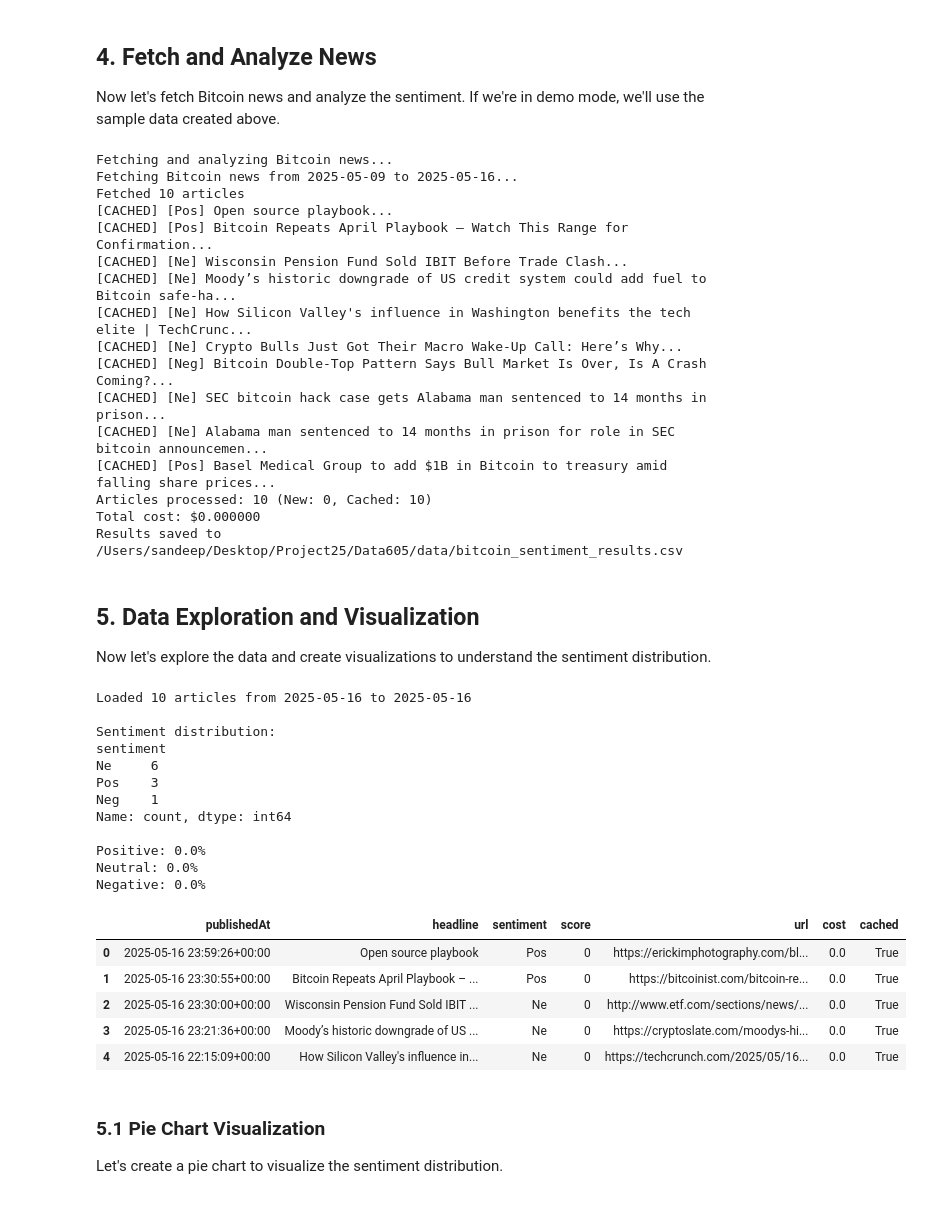
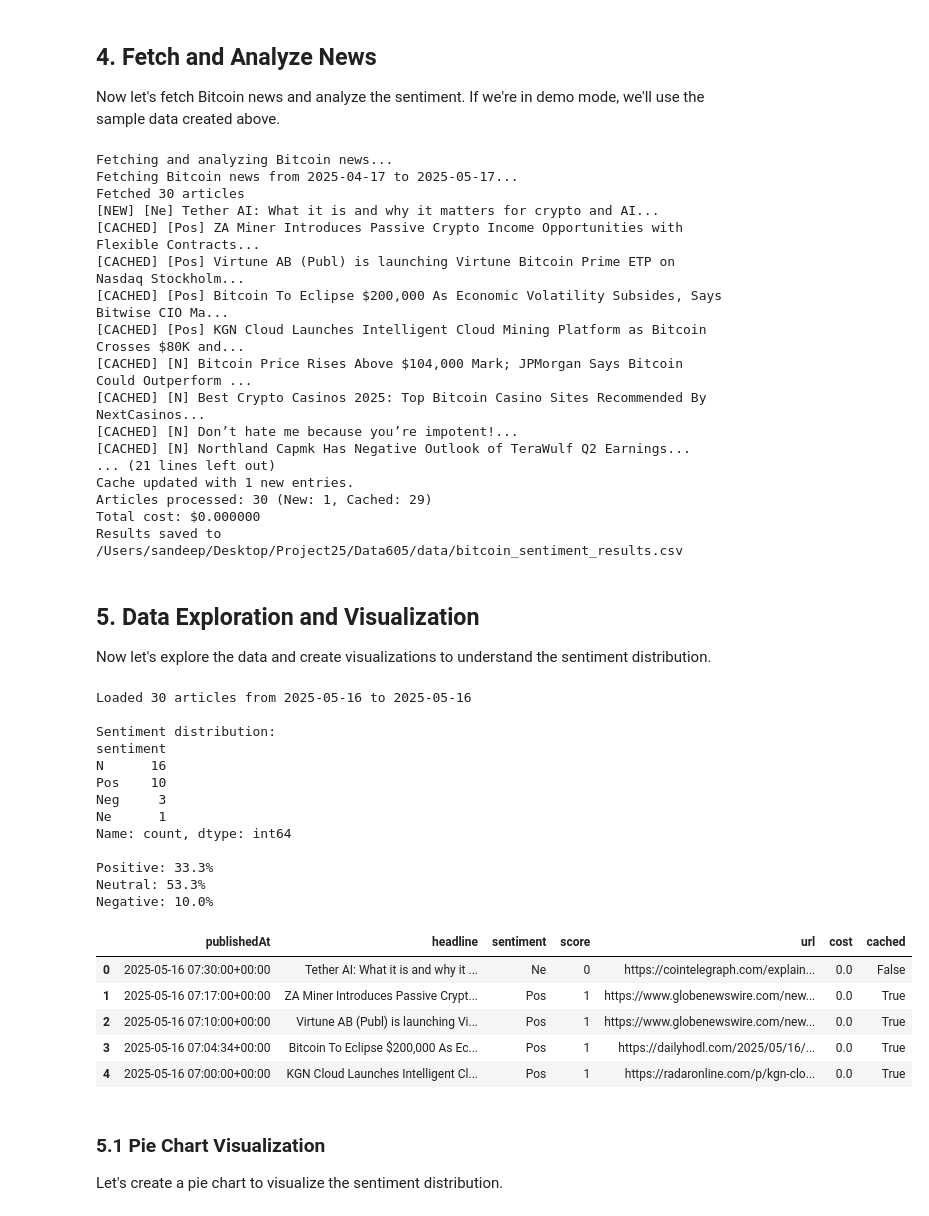
Before and after one commit to BlendedAscended/llm_sentiment_analysis, a Jupyter notebook: bitcoin.example.ipynb, the cells around one changed output. Drawn from its saved outputs; the diff is of its cells as text; code cells hidden in the pictures.

```diff
--- a/bitcoin.example.ipynb
+++ b/bitcoin.example.ipynb
@@ -116,13 +116,13 @@ if DEMO_MODE:
             # Add trend and randomness
             r = random.random() + trend[i]
             if r > 1.0:
-                sentiment = "Positive"
+                sentiment = "Pos"
                 score = 1
             elif r < 0.0:
-                sentiment = "Negative"
+                sentiment = "Neg"
                 score = -1
             else:
-                sentiment = "Neutral"
+                sentiment = "N"
                 score = 0
 
             sentiments.append(sentiment)
@@ -142,13 +142,13 @@ if DEMO_MODE:
                     s_score = max(-1, s_score - 0.5)
 
                 if s_score >= 0.5:
-                    sentiment = "Positive"
+                    sentiment = "Pos"
                     score = 1
                 elif s_score <= -0.5:
-                    sentiment = "Negative"
+                    sentiment = "Neg"
                     score = -1
                 else:
-                    sentiment = "Neutral"
+                    sentiment = "N"
                     score = 0
 
                 data.append({
@@ -179,7 +179,7 @@ Now let's fetch Bitcoin news and analyze the sentiment. If we're in demo mode, w
 if not DEMO_MODE:
     # Process Bitcoin news articles
     print("Fetching and analyzing Bitcoin news...")
-    df = process_news_articles(config, page_size=10, days_back=7)
+    df = process_news_articles(config, page_size=30, days_back=30)
 
     # Save to CSV
     csv_path = data_dir / "bitcoin_sentiment_results.csv"
@@ -193,19 +193,20 @@ else:
     df['publishedAt'] = pd.to_datetime(df['publishedAt'])
 # %% [output]
 Fetching and analyzing Bitcoin news...
-Fetching Bitcoin news from 2025-05-09 to 2025-05-16...
-Fetched 10 articles
-[CACHED] [Pos] Open source playbook...
-[CACHED] [Pos] Bitcoin Repeats April Playbook – Watch This Range for Confirmation...
-[CACHED] [Ne] Wisconsin Pension Fund Sold IBIT Before Trade Clash...
-[CACHED] [Ne] Moody’s historic downgrade of US credit system could add fuel to Bitcoin safe-ha...
-[CACHED] [Ne] How Silicon Valley's influence in Washington benefits the tech elite | TechCrunc...
-[CACHED] [Ne] Crypto Bulls Just Got Their Macro Wake-Up Call: Here’s Why...
-[CACHED] [Neg] Bitcoin Double-Top Pattern Says Bull Market Is Over, Is A Crash Coming?...
-[CACHED] [Ne] SEC bitcoin hack case gets Alabama man sentenced to 14 months in prison...
-[CACHED] [Ne] Alabama man sentenced to 14 months in prison for role in SEC bitcoin announcemen...
-[CACHED] [Pos] Basel Medical Group to add $1B in Bitcoin to treasury amid falling share prices...
-Articles processed: 10 (New: 0, Cached: 10)
+Fetching Bitcoin news from 2025-04-17 to 2025-05-17...
+Fetched 30 articles
+[NEW] [Ne] Tether AI: What it is and why it matters for crypto and AI...
+[CACHED] [Pos] ZA Miner Introduces Passive Crypto Income Opportunities with Flexible Contracts...
+[CACHED] [Pos] Virtune AB (Publ) is launching Virtune Bitcoin Prime ETP on Nasdaq Stockholm...
+[CACHED] [Pos] Bitcoin To Eclipse $200,000 As Economic Volatility Subsides, Says Bitwise CIO Ma...
+[CACHED] [Pos] KGN Cloud Launches Intelligent Cloud Mining Platform as Bitcoin Crosses $80K and...
+[CACHED] [N] Bitcoin Price Rises Above $104,000 Mark; JPMorgan Says Bitcoin Could Outperform ...
+[CACHED] [N] Best Crypto Casinos 2025: Top Bitcoin Casino Sites Recommended By NextCasinos...
+[CACHED] [N] Don’t hate me because you’re impotent!...
+[CACHED] [N] Northland Capmk Has Negative Outlook of TeraWulf Q2 Earnings...
+... (21 lines left out)
+Cache updated with 1 new entries.
+Articles processed: 30 (New: 1, Cached: 29)
 Total cost: $0.000000
 Results saved to /Users/sandeep/Desktop/Project25/Data605/data/bitcoin_sentiment_results.csv
 # %% [markdown]
@@ -215,41 +216,42 @@ Now let's explore the data and create visualizations to understand the sentiment
 # %%
 # Display basic info
 print(f"Loaded {len(df)} articles from {df['publishedAt'].min().date()} to {df['publishedAt'].max().date()}")
 print("\nSentiment distribution:")
 sentiment_counts = df['sentiment'].value_counts()
 print(sentiment_counts)
 
 # Calculate percentage of positive vs negative
 total = len(df)
-positive_pct = sentiment_counts.get('Positive', 0) / total * 100
-negative_pct = sentiment_counts.get('Negative', 0) / total * 100
-neutral_pct = sentiment_counts.get('Neutral', 0) / total * 100
+positive_pct = sentiment_counts.get('Pos', 0) / total * 100
+negative_pct = sentiment_counts.get('Neg', 0) / total * 100
+neutral_pct = sentiment_counts.get('N', 0) / total * 100
 
 print(f"\nPositive: {positive_pct:.1f}%")
 print(f"Neutral: {neutral_pct:.1f}%")
 print(f"Negative: {negative_pct:.1f}%")
 
 # Show sample of the data
 df.head()
 # %% [output]
-Loaded 10 articles from 2025-05-16 to 2025-05-16
+Loaded 30 articles from 2025-05-16 to 2025-05-16
 
 Sentiment distribution:
 sentiment
-Ne     6
-Pos    3
-Neg    1
+N      16
+Pos    10
+Neg     3
+Ne      1
 Name: count, dtype: int64
 
-Positive: 0.0%
-Neutral: 0.0%
-Negative: 0.0%
+Positive: 33.3%
+Neutral: 53.3%
+Negative: 10.0%
 |  | publishedAt | headline | sentiment | score | url | cost | cached |
-| 0 | 2025-05-16 23:59:26+00:00 | Open source playbook | Pos | 0 | https://erickimphotography.com/bl... | 0.0 | True |
-| 1 | 2025-05-16 23:30:55+00:00 | Bitcoin Repeats April Playbook – ... | Pos | 0 | https://bitcoinist.com/bitcoin-re... | 0.0 | True |
-| 2 | 2025-05-16 23:30:00+00:00 | Wisconsin Pension Fund Sold IBIT ... | Ne | 0 | http://www.etf.com/sections/news/... | 0.0 | True |
-| 3 | 2025-05-16 23:21:36+00:00 | Moody’s historic downgrade of US ... | Ne | 0 | https://cryptoslate.com/moodys-hi... | 0.0 | True |
-| 4 | 2025-05-16 22:15:09+00:00 | How Silicon Valley's influence in... | Ne | 0 | https://techcrunch.com/2025/05/16... | 0.0 | True |
+| 0 | 2025-05-16 07:30:00+00:00 | Tether AI: What it is and why it ... | Ne | 0 | https://cointelegraph.com/explain... | 0.0 | False |
+| 1 | 2025-05-16 07:17:00+00:00 | ZA Miner Introduces Passive Crypt... | Pos | 1 | https://www.globenewswire.com/new... | 0.0 | True |
+| 2 | 2025-05-16 07:10:00+00:00 | Virtune AB (Publ) is launching Vi... | Pos | 1 | https://www.globenewswire.com/new... | 0.0 | True |
+| 3 | 2025-05-16 07:04:34+00:00 | Bitcoin To Eclipse $200,000 As Ec... | Pos | 1 | https://dailyhodl.com/2025/05/16/... | 0.0 | True |
+| 4 | 2025-05-16 07:00:00+00:00 | KGN Cloud Launches Intelligent Cl... | Pos | 1 | https://radaronline.com/p/kgn-clo... | 0.0 | True |
 # %% [markdown]
 ### 5.1 Pie Chart Visualization
 
```
Also changed, not shown: parts of 7 cells of this notebook, 13 other files.
